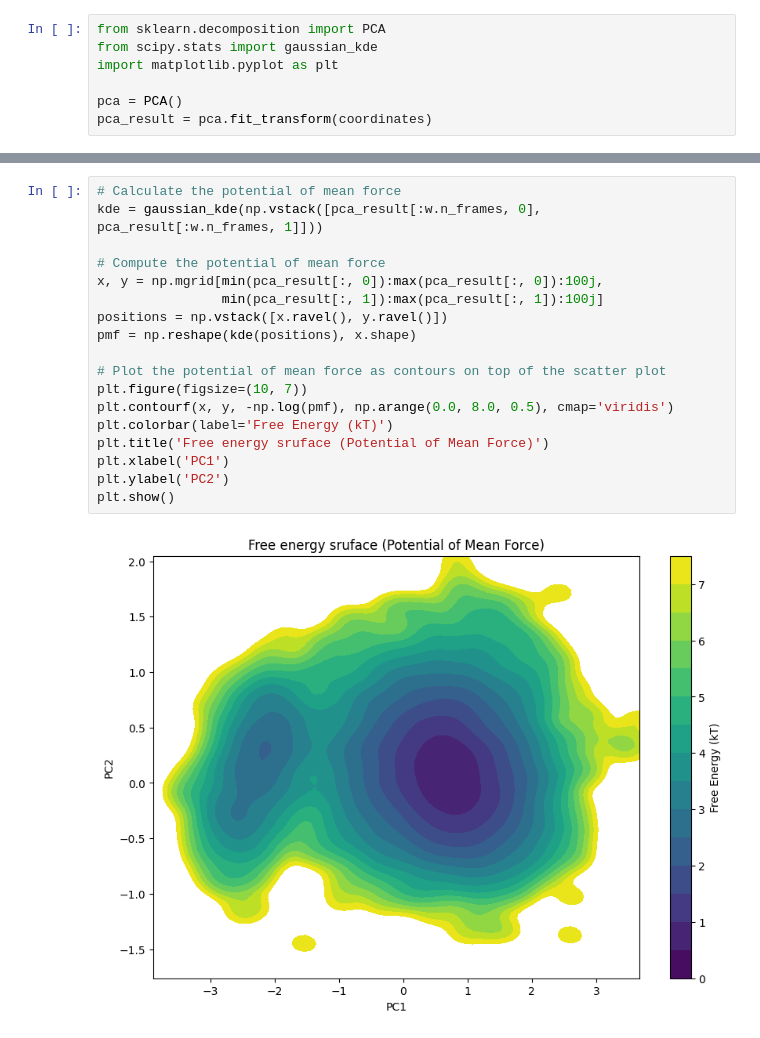
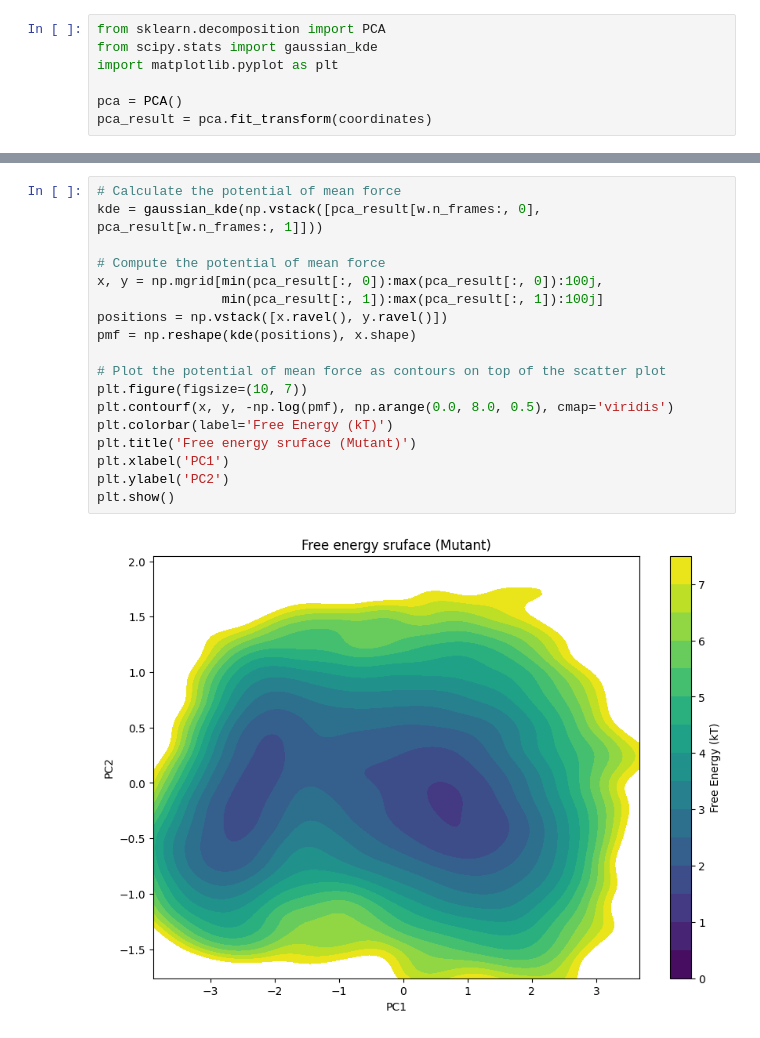
Before and after one commit to matsunagalab/tutorial_analyzingMDdata, a Jupyter notebook: 05_md_dimensionalreduction.ipynb, the cells around one changed output, grey strips where cells are left out. Drawn from its saved outputs; the diff is of its cells as text.

```diff
--- a/05_md_dimensionalreduction.ipynb
+++ b/05_md_dimensionalreduction.ipynb
@@ -136,20 +164,20 @@ Text(0.5, 1.0, 'PCA scatter plot')
 # %%
 # Calculate the potential of mean force
-kde = gaussian_kde(np.vstack([pca_result[:w.n_frames, 0], pca_result[:w.n_frames, 1]]))
+kde = gaussian_kde(np.vstack([pca_result[w.n_frames:, 0], pca_result[w.n_frames:, 1]]))
 
 # Compute the potential of mean force
 x, y = np.mgrid[min(pca_result[:, 0]):max(pca_result[:, 0]):100j,
                 min(pca_result[:, 1]):max(pca_result[:, 1]):100j]
 positions = np.vstack([x.ravel(), y.ravel()])
 pmf = np.reshape(kde(positions), x.shape)
 
 # Plot the potential of mean force as contours on top of the scatter plot
 plt.figure(figsize=(10, 7))
 plt.contourf(x, y, -np.log(pmf), np.arange(0.0, 8.0, 0.5), cmap='viridis')
 plt.colorbar(label='Free Energy (kT)')
-plt.title('Free energy sruface (Potential of Mean Force)')
+plt.title('Free energy sruface (Mutant)')
 plt.xlabel('PC1')
 plt.ylabel('PC2')
 plt.show()
 # %% [output]
-[figure, old version]
+[figure, new version]
```
Also changed, not shown: parts of 4 cells of this notebook.
